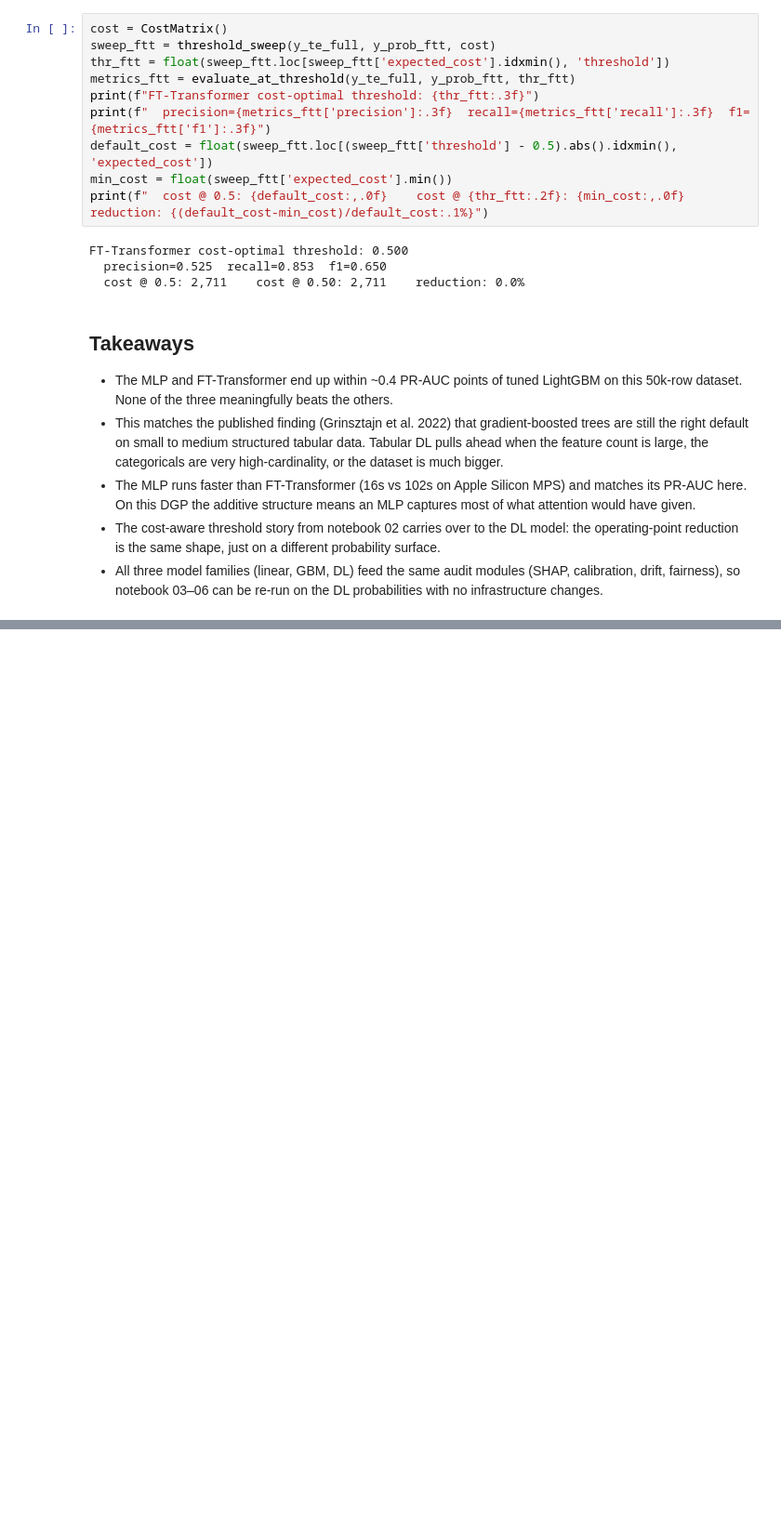
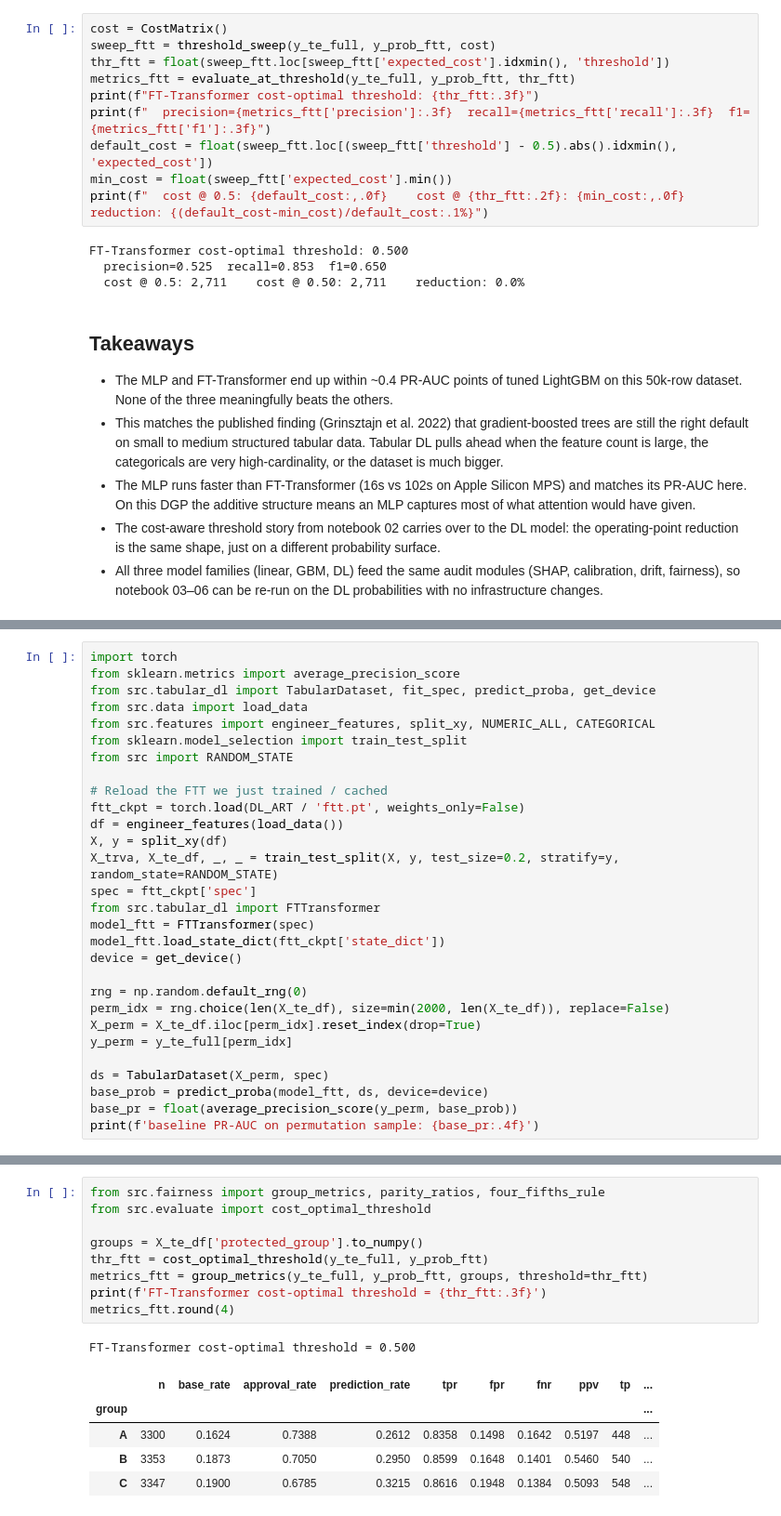
Before and after one commit to jessi-sidhu/credit-risk-modeling, a Jupyter notebook: notebooks/08_tabular_dl.ipynb, the cells around one changed output, grey strips where cells are left out. Shown at 93% size. Drawn from its saved outputs; the diff is of its cells as text; blank space fills up the shorter version.

```diff
--- a/notebooks/08_tabular_dl.ipynb
+++ b/notebooks/08_tabular_dl.ipynb
@@ -167,0 +211,29 @@ FT-Transformer cost-optimal threshold: 0.500
+# %%
+import torch
+from sklearn.metrics import average_precision_score
+from src.tabular_dl import TabularDataset, fit_spec, predict_proba, get_device
+from src.data import load_data
+from src.features import engineer_features, split_xy, NUMERIC_ALL, CATEGORICAL
+from sklearn.model_selection import train_test_split
+from src import RANDOM_STATE
+
+# Reload the FTT we just trained / cached
+ftt_ckpt = torch.load(DL_ART / 'ftt.pt', weights_only=False)
+df = engineer_features(load_data())
+X, y = split_xy(df)
+X_trva, X_te_df, _, _ = train_test_split(X, y, test_size=0.2, stratify=y, random_state=RANDOM_STATE)
+spec = ftt_ckpt['spec']
+from src.tabular_dl import FTTransformer
+model_ftt = FTTransformer(spec)
+model_ftt.load_state_dict(ftt_ckpt['state_dict'])
+device = get_device()
+
+rng = np.random.default_rng(0)
+perm_idx = rng.choice(len(X_te_df), size=min(2000, len(X_te_df)), replace=False)
+X_perm = X_te_df.iloc[perm_idx].reset_index(drop=True)
+y_perm = y_te_full[perm_idx]
+
+ds = TabularDataset(X_perm, spec)
+base_prob = predict_proba(model_ftt, ds, device=device)
+base_pr = float(average_precision_score(y_perm, base_prob))
+print(f'baseline PR-AUC on permutation sample: {base_pr:.4f}')
@@ -167,0 +295,16 @@ FT-Transformer cost-optimal threshold: 0.500
+# %%
+from src.fairness import group_metrics, parity_ratios, four_fifths_rule
+from src.evaluate import cost_optimal_threshold
+
+groups = X_te_df['protected_group'].to_numpy()
+thr_ftt = cost_optimal_threshold(y_te_full, y_prob_ftt)
+metrics_ftt = group_metrics(y_te_full, y_prob_ftt, groups, threshold=thr_ftt)
+print(f'FT-Transformer cost-optimal threshold = {thr_ftt:.3f}')
+metrics_ftt.round(4)
+# %% [output]
+FT-Transformer cost-optimal threshold = 0.500
+|  | n | base_rate | approval_rate | prediction_rate | tpr | fpr | fnr | ppv | tp | ... |
+| group |  |  |  |  |  |  |  |  |  | ... |
+| A | 3300 | 0.1624 | 0.7388 | 0.2612 | 0.8358 | 0.1498 | 0.1642 | 0.5197 | 448 | ... |
+| B | 3353 | 0.1873 | 0.7050 | 0.2950 | 0.8599 | 0.1648 | 0.1401 | 0.5460 | 540 | ... |
+| C | 3347 | 0.1900 | 0.6785 | 0.3215 | 0.8616 | 0.1948 | 0.1384 | 0.5093 | 548 | ... |
```
Also changed, not shown: parts of 10 cells of this notebook, 2 other files.
